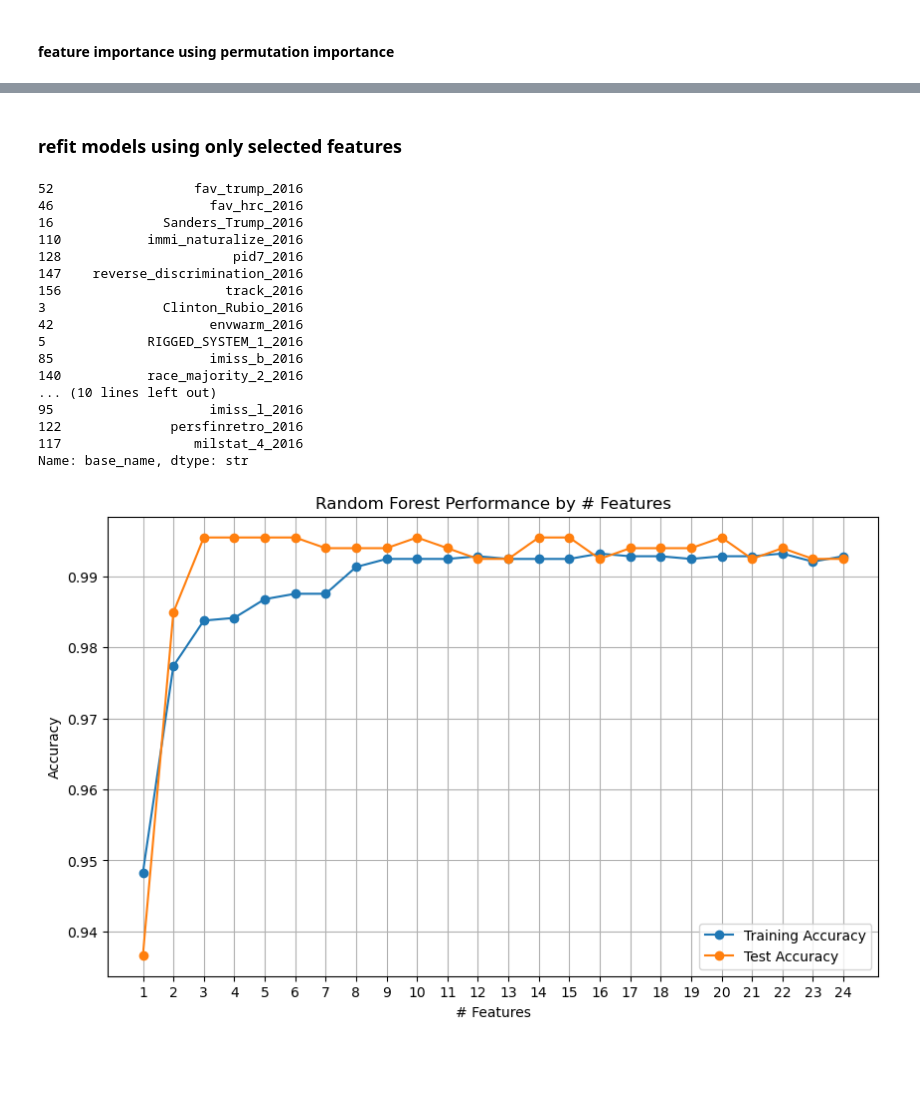
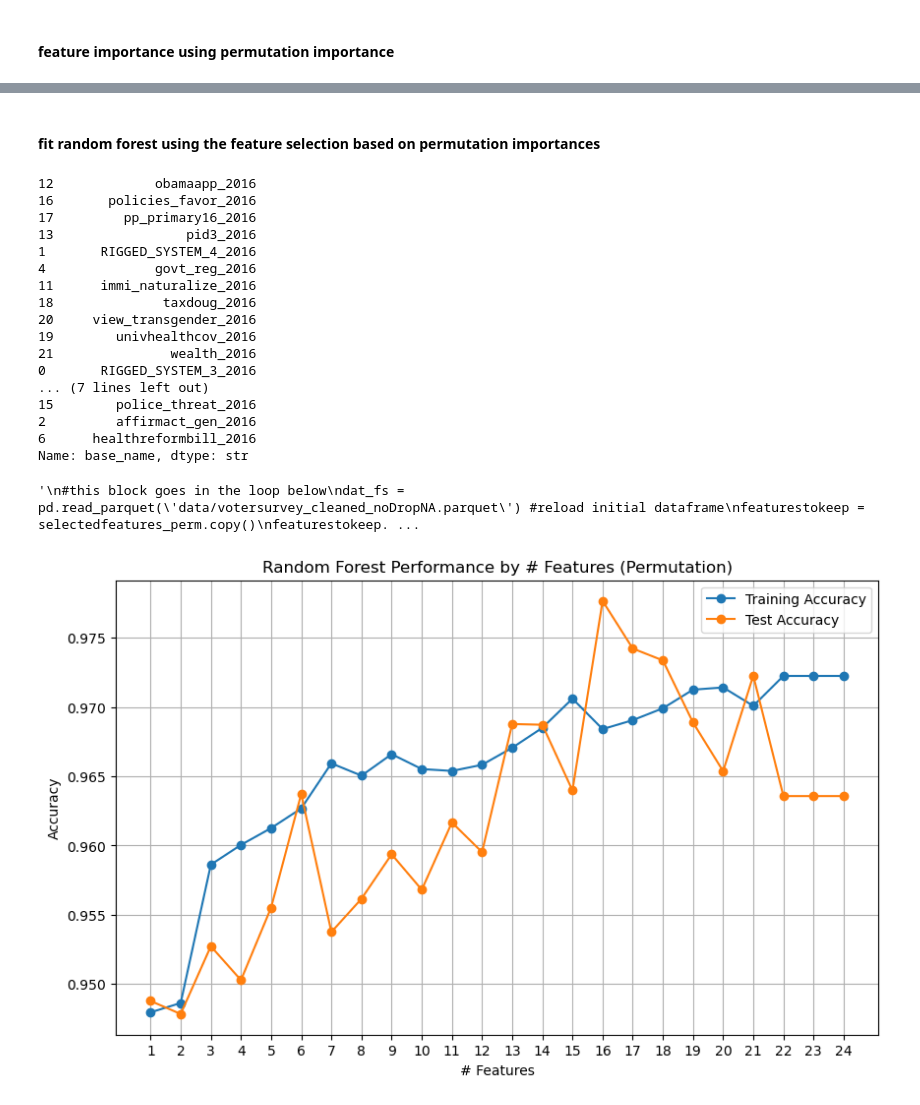
Before and after one commit to cherold01/esc403_us_vote2016, a Jupyter notebook: RandomForest_targetTrumpClinton.ipynb, the cells around one changed output, grey strips where cells are left out. Saved outputs shown, nothing was run; the diff lists cells and outputs as text; code cells hidden in the pictures; blank space fills up the shorter version.

```diff
--- a/RandomForest_targetTrumpClinton.ipynb
+++ b/RandomForest_targetTrumpClinton.ipynb
@@ -105,12 +92,18 @@ Test accuracy depth 6 0.9788838612368024
 # %%
+#choose selected maxdepth
+selectedmaxdepth = 5 #no significant increase in test accuracy afterwards
+
 # run random forest with prefered depth and create confusion matrix
-rf = RandomForestClassifier(n_estimators = 1000, random_state = 45, max_depth = 6)
+rf = RandomForestClassifier(n_estimators = 1000, random_state = 45, max_depth = selectedmaxdepth)
 rf.fit(X_train_oh, y_train)
 
 y_pred = rf.predict(X_test_oh)
 cmat = confusion_matrix(y_test, y_pred, labels = rf.classes_)
 ConfusionMatrixDisplay(cmat, display_labels = rf.classes_).plot()
 
+#save confmat figure
+plt.savefig(f'results/RF/RF_confmat_maxdepth{selectedmaxdepth}.png')
+
 #classification report
 print(classification_report(y_test, y_pred))
 # %% [output]
@@ -190,0 +187,3 @@ imp_df.sort_values("imp", ascending = False).head(25)
+# %%
+selectedfeatures_gini = imp_df_grouped['base_name'].head(25)
+selectedfeatures_gini
@@ -256,30 +334,32 @@ permutation_importances.sort_values('imp', ascending = False).head(25)
 # %% [markdown]
-### refit models using only selected features
+#### fit random forest using the feature selection based on permutation importances
 # %%
-selectedfeatures = permutation_importances_grouped['base_name'].head(25)
-selectedfeatures
-#= pd.concat([selectedfeatures, pd.Series['presvote16post_2016'], index =
+#isolate top 25 features
+selectedfeatures_perm = permutation_importances_grouped['base_name'].head(25)
+selectedfeatures_perm
 # %% [output]
-52                  fav_trump_2016
-46                    fav_hrc_2016
-16              Sanders_Trump_2016
-110           immi_naturalize_2016
-128                      pid7_2016
-147    reverse_discrimination_2016
-156                     track_2016
-3               Clinton_Rubio_2016
-42                    envwarm_2016
-5             RIGGED_SYSTEM_1_2016
-85                    imiss_b_2016
-140           race_majority_2_2016
-... (10 lines left out)
-95                    imiss_l_2016
-122              persfinretro_2016
-117                 milstat_4_2016
+12             obamaapp_2016
+16       policies_favor_2016
+17         pp_primary16_2016
+13                 pid3_2016
+1       RIGGED_SYSTEM_4_2016
+4              govt_reg_2016
+11      immi_naturalize_2016
+18              taxdoug_2016
+20     view_transgender_2016
+19        univhealthcov_2016
+21               wealth_2016
+0       RIGGED_SYSTEM_3_2016
+... (7 lines left out)
+15        police_threat_2016
+2         affirmact_gen_2016
+6      healthreformbill_2016
 Name: base_name, dtype: str
 # %%
-dat_fs = pd.read_parquet('data/votersurvey_cleaned_noDropNA.parquet')
-featurestokeep = selectedfeatures.copy()
+"""
+#this block goes in the loop below
+dat_fs = pd.read_parquet('data/votersurvey_cleaned_noDropNA.parquet') #reload initial dataframe
+featurestokeep = selectedfeatures_perm.copy()
 featurestokeep.loc['1'] = 'presvote16post_2016' #add target variable to selected features
 dat_fs = dat_fs.filter(items=featurestokeep)
 dat_fs = dat_fs.dropna()
@@ -290,16 +370,24 @@ X = dat_fs.drop(columns = "presvote16post_2016")
 #one-hot encode categorical data
 X_oh = pd.get_dummies(X, dtype = int)
 X_train_oh, X_test_oh, y_train, y_test = train_test_split(X_oh, y, test_size=0.2, random_state=431)
+"""
+# %% [output]
+'\n#this block goes in the loop below\ndat_fs = pd.read_parquet(\'data/votersurvey_cleaned_noDropNA.parquet\') #reload initial dataframe\nfeaturestokeep = selectedfeatures_perm.copy()\nfeaturestokeep. ...
 # %%
+#refit RF with different numbers of selected features
+
+#initialize variables for the loop
 featurecount = list(range(1, 25))
 train_accuracies = []
 test_accuracies = []
 
+#loop over varying numbers of features
 for i in featurecount:
+    #read inital df each time and drop rows after selecting variables
     dat_fs = pd.read_parquet('data/votersurvey_cleaned_noDropNA.parquet')
-    featurestokeep = selectedfeatures[0:i].copy()
-    featurestokeep.loc['1'] = 'presvote16post_2016'
-    dat_fs = dat_fs.filter(items=featurestokeep)
+    featurestokeep = selectedfeatures_perm[0:i].copy()
+    featurestokeep.loc['1'] = 'presvote16post_2016' #add target variable to selected features
+    dat_fs = dat_fs.filter(items=featurestokeep) #filter for only selected variables
     dat_fs = dat_fs.dropna()
 
     #prepare data
@@ -311,36 +399,38 @@ for i in featurecount:
 
 
     #fit rf
-    rf = RandomForestClassifier(n_estimators = 1000, random_state = 45, max_depth = 6)
+    rf = RandomForestClassifier(n_estimators = 1000, random_state = 45, max_depth = selectedmaxdepth)
     rf.fit(X_train_oh, y_train)
 
 
     # Store accuracies
     train_acc = rf.score(X_train_oh, y_train)
     test_acc = rf.score(X_test_oh, y_test)
 
     train_accuracies.append(train_acc)
     test_accuracies.append(test_acc)
 
 # Create DataFrame for plotting
 results_df = pd.DataFrame({
     '# Features': featurecount,
     'train_accuracy': train_accuracies,
     'test_accuracy': test_accuracies
 })
 
 # Plot the results
 plt.figure(figsize=(10, 6))
 plt.plot(results_df['# Features'], results_df['train_accuracy'],
          marker='o', label='Training Accuracy')
 plt.plot(results_df['# Features'], results_df['test_accuracy'],
          marker='o', label='Test Accuracy')
 plt.xlabel('# Features')
 plt.ylabel('Accuracy')
-plt.title('Random Forest Performance by # Features')
+plt.title('Random Forest Performance by # Features (Permutation)')
 plt.legend()
 plt.grid(True)
 plt.xticks(featurecount)
+#save figure
+plt.savefig(f'results/RF/RF_performance_by_number_of_features_permutation_maxdepth{selectedmaxdepth}.png')
 plt.show()
 # %% [output]
-[figure, old version]
+[figure, new version]
```
Also changed, not shown: parts of 14 cells of this notebook.
